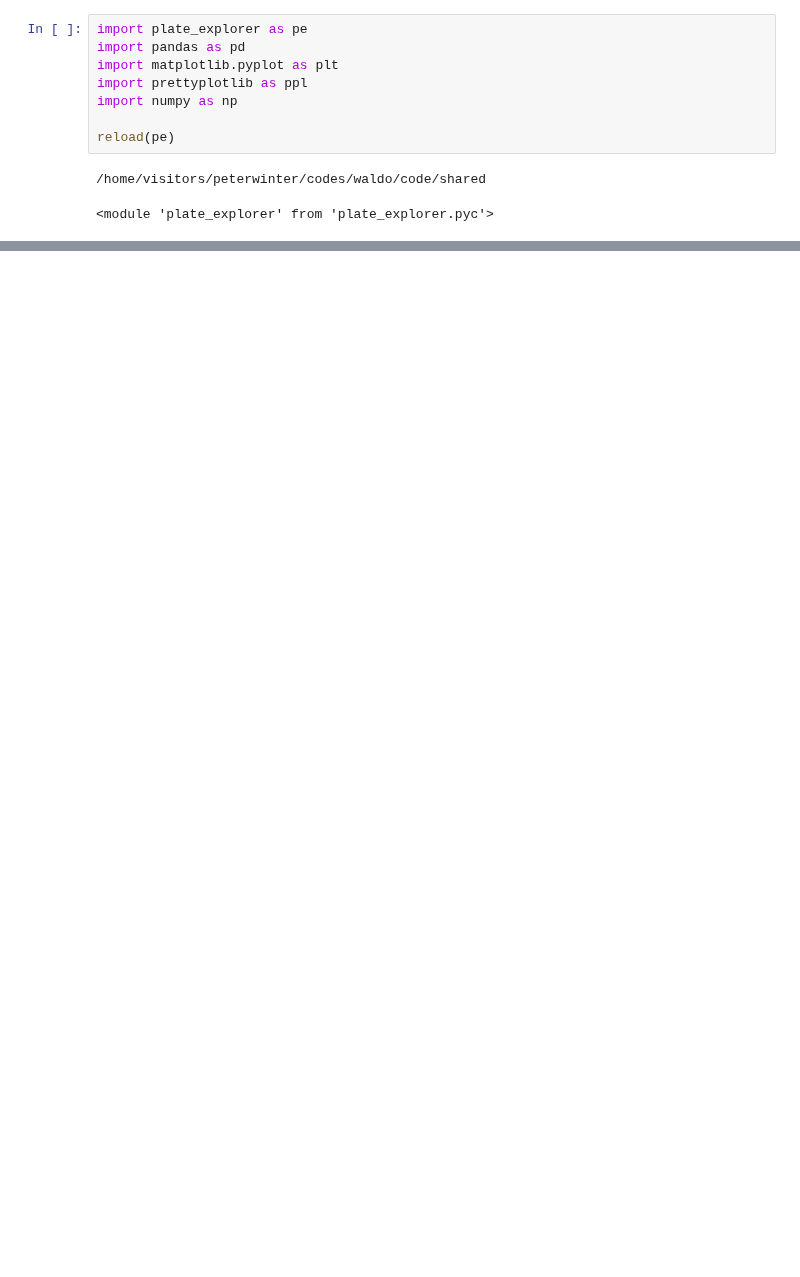
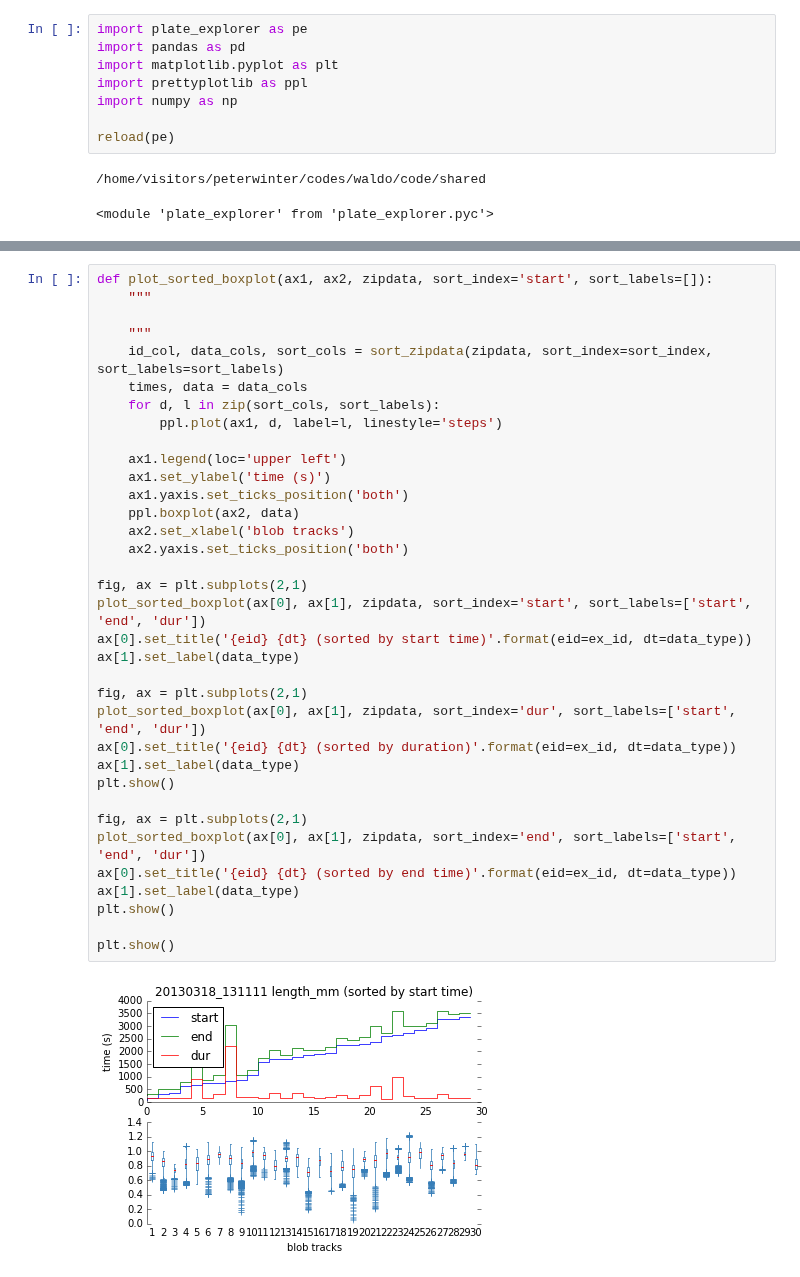
Before and after one commit to amarallab/waldo, a Jupyter notebook: code/plates/explorer_notebook.ipynb, the cells around one changed output, grey strips where cells are left out. Drawn from its saved outputs; the diff is of its cells as text; blank space fills up the shorter version.

```diff
--- a/code/plates/explorer_notebook.ipynb
+++ b/code/plates/explorer_notebook.ipynb
@@ -11,0 +96,37 @@ reload(pe)
+# %%
+def plot_sorted_boxplot(ax1, ax2, zipdata, sort_index='start', sort_labels=[]):
+    """
+
+    """
+    id_col, data_cols, sort_cols = sort_zipdata(zipdata, sort_index=sort_index, sort_labels=sort_labels)
+    times, data = data_cols
+    for d, l in zip(sort_cols, sort_labels):
+        ppl.plot(ax1, d, label=l, linestyle='steps')
+
+    ax1.legend(loc='upper left')
+    ax1.set_ylabel('time (s)')
+    ax1.yaxis.set_ticks_position('both')
+    ppl.boxplot(ax2, data)
+    ax2.set_xlabel('blob tracks')
+    ax2.yaxis.set_ticks_position('both')
+
+fig, ax = plt.subplots(2,1)
+plot_sorted_boxplot(ax[0], ax[1], zipdata, sort_index='start', sort_labels=['start', 'end', 'dur'])
+ax[0].set_title('{eid} {dt} (sorted by start time)'.format(eid=ex_id, dt=data_type))
+ax[1].set_label(data_type)
+
+fig, ax = plt.subplots(2,1)
+plot_sorted_boxplot(ax[0], ax[1], zipdata, sort_index='dur', sort_labels=['start', 'end', 'dur'])
+ax[0].set_title('{eid} {dt} (sorted by duration)'.format(eid=ex_id, dt=data_type))
+ax[1].set_label(data_type)
+plt.show()
+
+fig, ax = plt.subplots(2,1)
+plot_sorted_boxplot(ax[0], ax[1], zipdata, sort_index='end', sort_labels=['start', 'end', 'dur'])
+ax[0].set_title('{eid} {dt} (sorted by end time)'.format(eid=ex_id, dt=data_type))
+ax[1].set_label(data_type)
+plt.show()
+
+plt.show()
+# %% [output]
+[figure, added]
```
Also changed, not shown: parts of 13 cells of this notebook, 1 other file.
